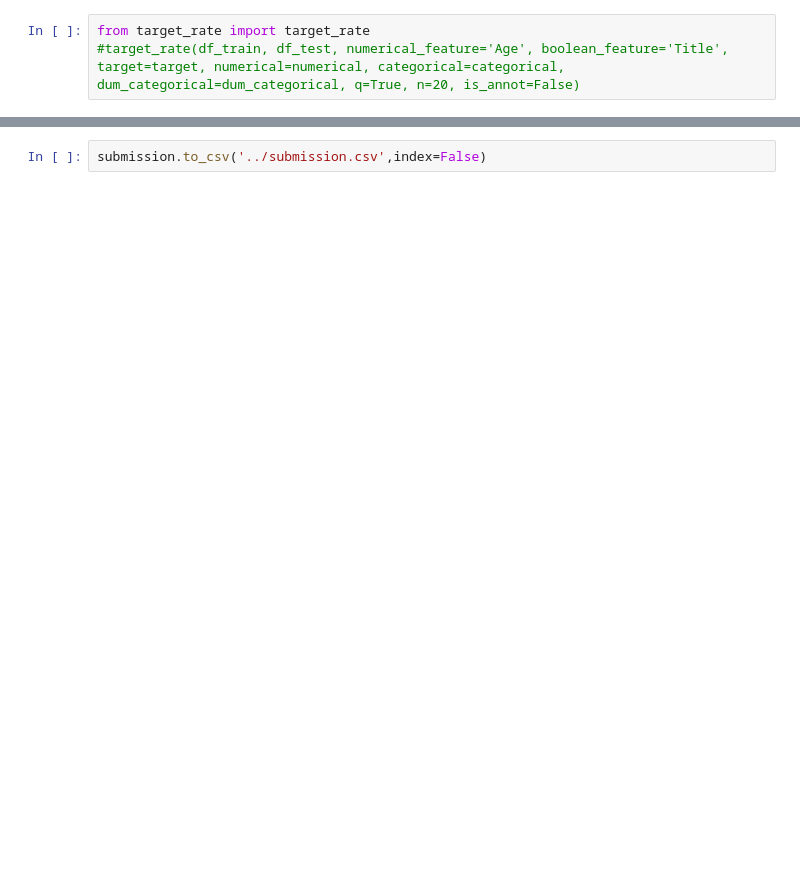
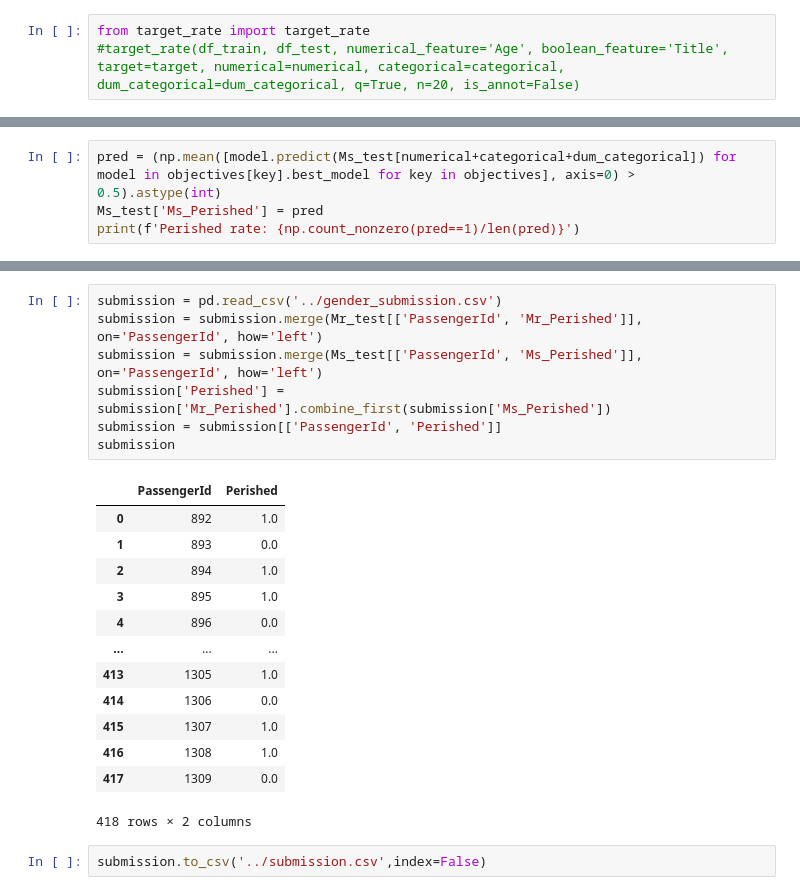
Before and after one commit to saka2ki/GCI, a Jupyter notebook: titanic/notebook/titanic.ipynb, the cells around one changed output, grey strips where cells are left out. Saved outputs shown, nothing was run; the diff lists cells and outputs as text; blank space fills up the shorter version.

```diff
--- a/titanic/notebook/titanic.ipynb
+++ b/titanic/notebook/titanic.ipynb
@@ -167,0 +227,4 @@ Perished rate: 0.6052631578947368
+# %%
+pred = (np.mean([model.predict(Ms_test[numerical+categorical+dum_categorical]) for model in objectives[key].best_model for key in objectives], axis=0) > 0.5).astype(int)
+Ms_test['Ms_Perished'] = pred
+print(f'Perished rate: {np.count_nonzero(pred==1)/len(pred)}')
@@ -168,2 +238,23 @@ Perished rate: 0.6052631578947368
 # %%
-submission.to_csv('../submission.csv',index=False)
+submission = pd.read_csv('../gender_submission.csv')
+submission = submission.merge(Mr_test[['PassengerId', 'Mr_Perished']], on='PassengerId', how='left')
+submission = submission.merge(Ms_test[['PassengerId', 'Ms_Perished']], on='PassengerId', how='left')
+submission['Perished'] = submission['Mr_Perished'].combine_first(submission['Ms_Perished'])
+submission = submission[['PassengerId', 'Perished']]
+submission
+# %% [output]
+|  | PassengerId | Perished |
+| 0 | 892 | 1.0 |
+| 1 | 893 | 0.0 |
+| 2 | 894 | 1.0 |
+| 3 | 895 | 1.0 |
+| 4 | 896 | 0.0 |
+| ... | ... | ... |
+| 413 | 1305 | 1.0 |
+| 414 | 1306 | 0.0 |
+| 415 | 1307 | 1.0 |
+| 416 | 1308 | 1.0 |
+| 417 | 1309 | 0.0 |
+418 rows × 2 columns
+# %%
+submission.to_csv('../submission.csv',index=False)
```
Also changed, not shown: parts of 10 cells of this notebook.
